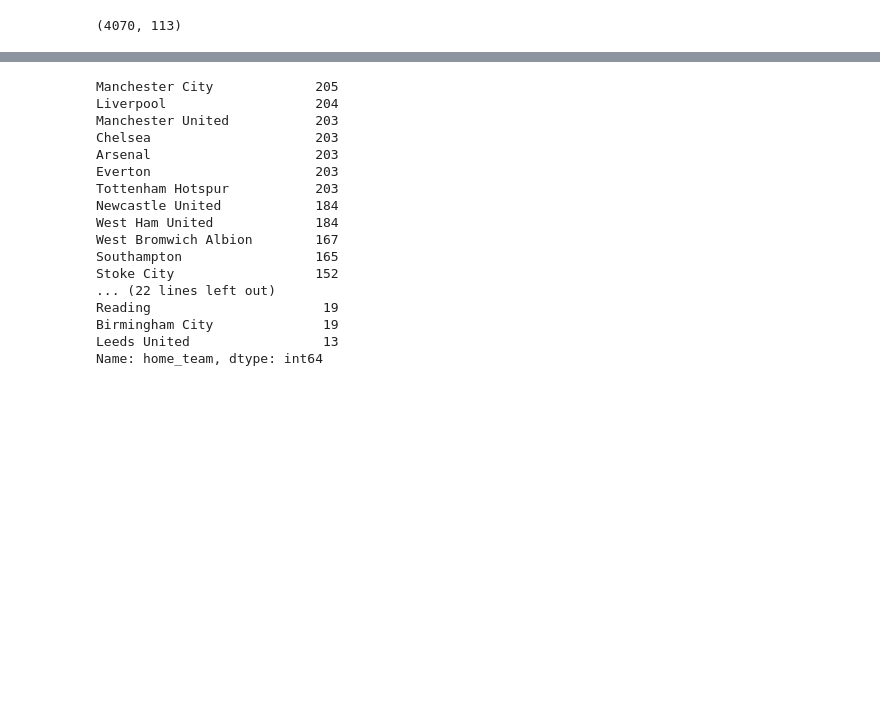
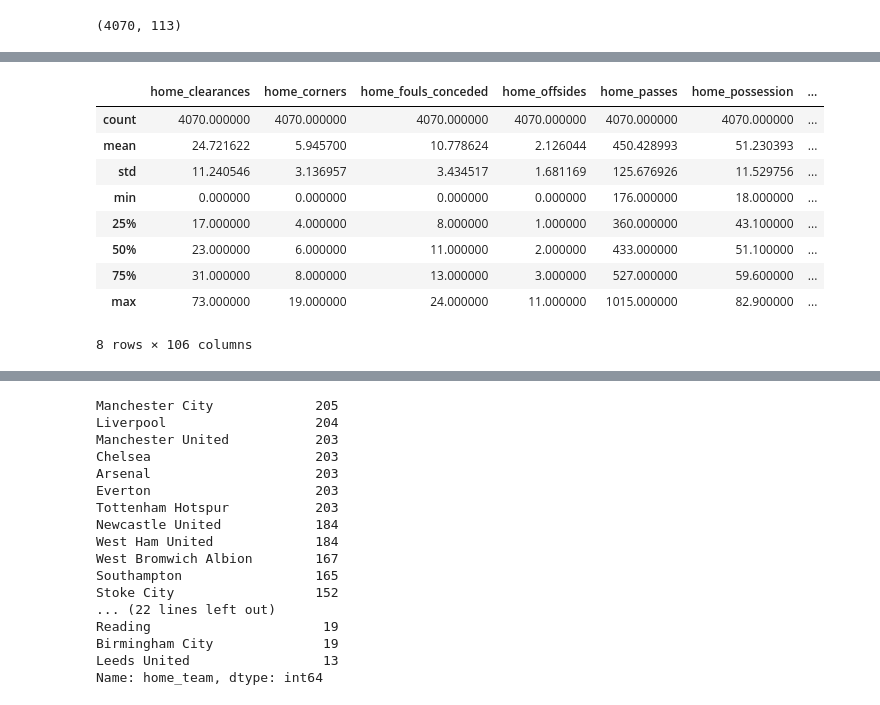
Before and after one commit to kakarot130799/footballprediction, a Jupyter notebook: src/main.ipynb, the cells around one changed output, grey strips where cells are left out. Cells and saved outputs as stored; diff of their text form; code cells hidden in the pictures; blank space fills up the shorter version.

```diff
--- a/src/main.ipynb
+++ b/src/main.ipynb
@@ -23,0 +30,13 @@ df.shape
+# %%
+df.describe()
+# %% [output]
+|  | home_clearances | home_corners | home_fouls_conceded | home_offsides | home_passes | home_possession | ... |
+| count | 4070.000000 | 4070.000000 | 4070.000000 | 4070.000000 | 4070.000000 | 4070.000000 | ... |
+| mean | 24.721622 | 5.945700 | 10.778624 | 2.126044 | 450.428993 | 51.230393 | ... |
+| std | 11.240546 | 3.136957 | 3.434517 | 1.681169 | 125.676926 | 11.529756 | ... |
+| min | 0.000000 | 0.000000 | 0.000000 | 0.000000 | 176.000000 | 18.000000 | ... |
+| 25% | 17.000000 | 4.000000 | 8.000000 | 1.000000 | 360.000000 | 43.100000 | ... |
+| 50% | 23.000000 | 6.000000 | 11.000000 | 2.000000 | 433.000000 | 51.100000 | ... |
+| 75% | 31.000000 | 8.000000 | 13.000000 | 3.000000 | 527.000000 | 59.600000 | ... |
+| max | 73.000000 | 19.000000 | 24.000000 | 11.000000 | 1015.000000 | 82.900000 | ... |
+8 rows × 106 columns
```
Also changed, not shown: parts of 24 cells of this notebook.
